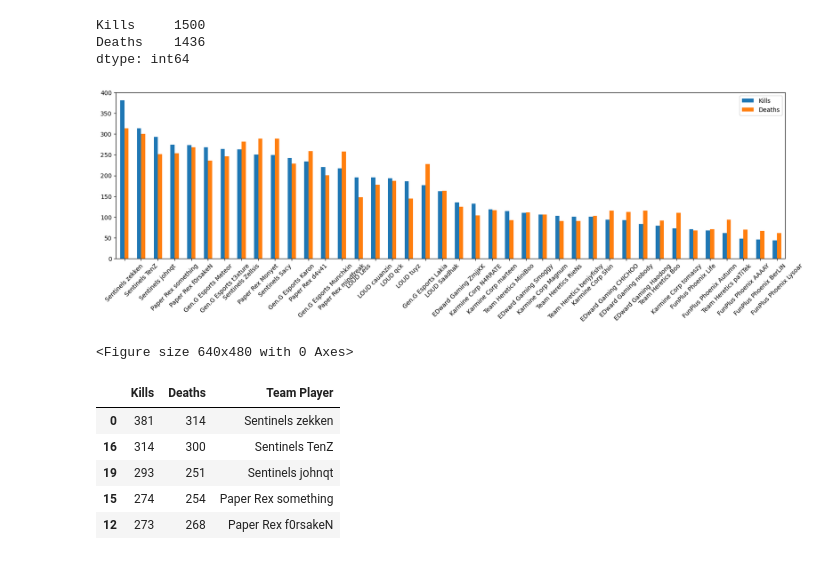
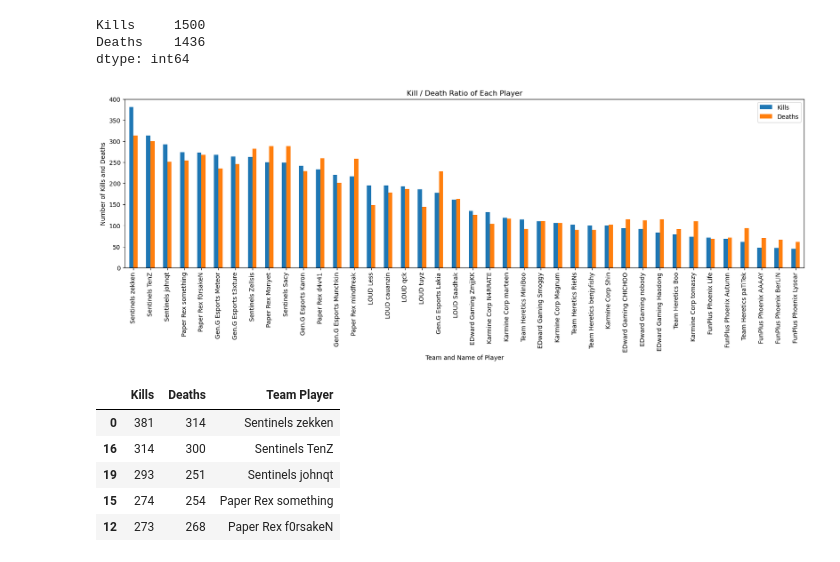
Before and after one commit to azrielmt/vct-masters-madrid-data, a Jupyter notebook: viz.ipynb, the cells around one changed output. Drawn from its saved outputs; the diff is of its cells as text; code cells hidden in the pictures.

Commit message:
Added comments and labels.

```diff
--- a/viz.ipynb
+++ b/viz.ipynb
@@ -180,16 +155,21 @@ print(sen_team_stat)
 Kills     1500
 Deaths    1436
 dtype: int64
-# %%
-multi_plot = reducedteams_df.plot(kind="bar", figsize=(20,5))
-
-multi_plot.set_xticklabels(reducedteams_df["Team Player"], rotation=45)
-
-plt.show()
-plt.tight_layout()
-# %% [output]
-[figure, removed]
-<Figure size 640x480 with 0 Axes>
+# %%
+multi_plot = reducedteams_df.plot(kind="bar", figsize=(20,5))
+
+multi_plot.set_xticklabels(reducedteams_df["Team Player"], rotation=90)
+
+bar_width = 0.35
+plt.bar(reducedteams_df['Kills'], bar_width, label='Kills', color='r')
+plt.bar(reducedteams_df['Deaths'], bar_width, label='Deaths', color='b')
+
+plt.title("Kill / Death Ratio of Each Player")
+plt.xlabel("Team and Name of Player")
+plt.ylabel("Number of Kills and Deaths")
+plt.show()
+# %% [output]
+[figure, added]
 # %%
 reducedteams_df.head()
 # %% [output]
```
Also changed, not shown: parts of 6 cells of this notebook.
